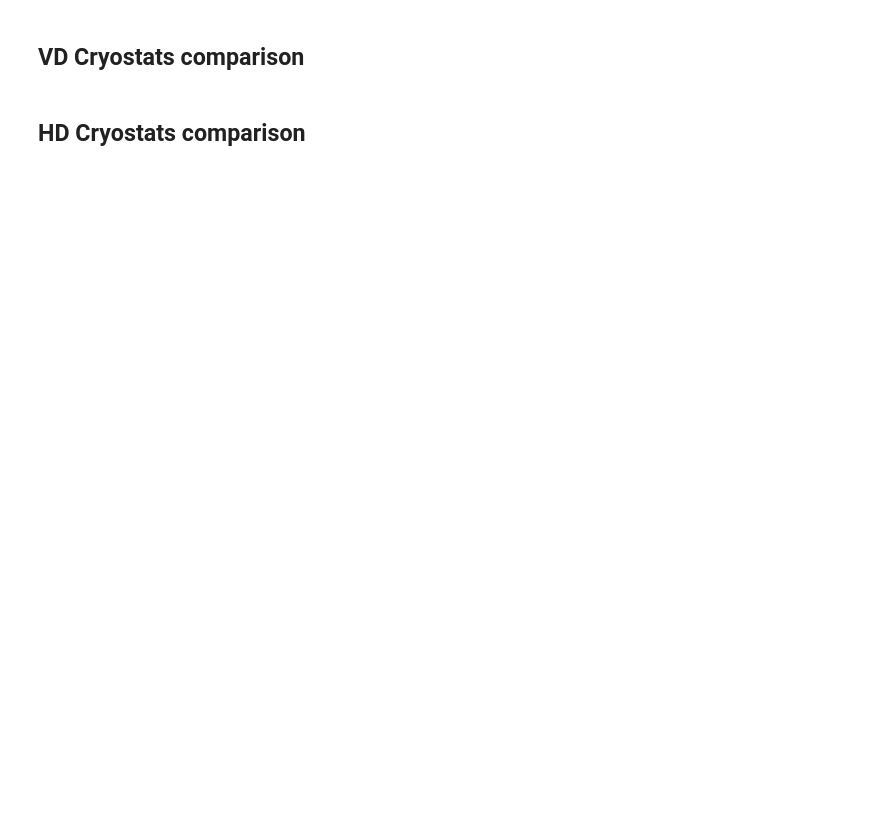
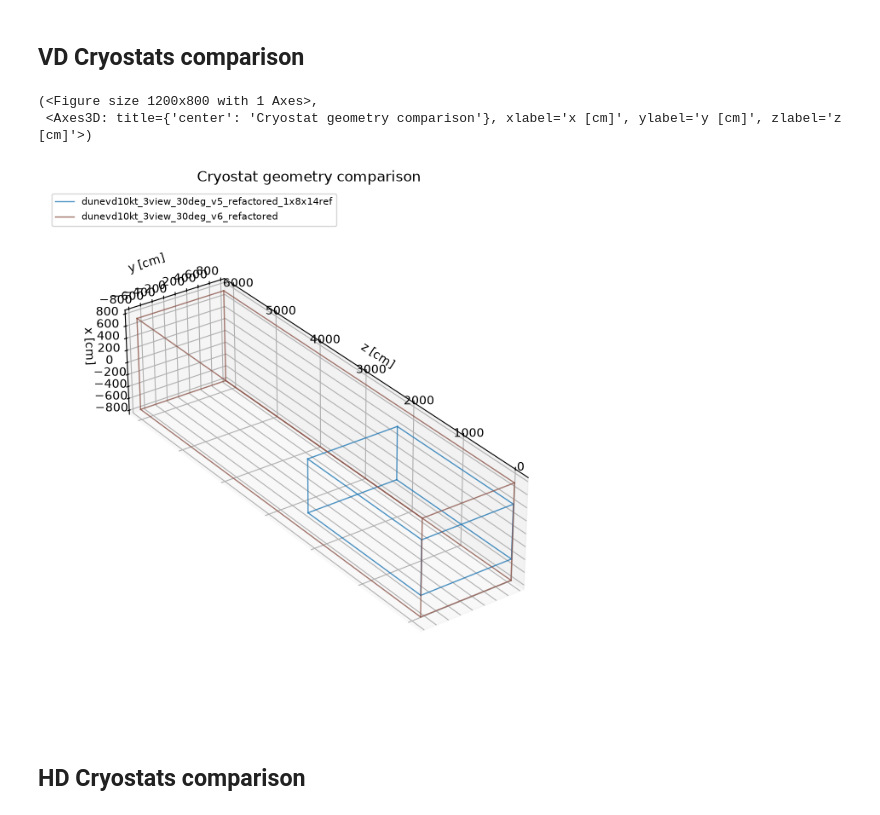
Before and after one commit to alessandrothea/fdtrg-studies, a Jupyter notebook: notebooks/devel/GeoTPCDisplay.ipynb, the cells around one changed output. Drawn from its saved outputs; the diff is of its cells as text; code cells hidden in the pictures; blank space fills up the shorter version.

```diff
--- a/notebooks/devel/GeoTPCDisplay.ipynb
+++ b/notebooks/devel/GeoTPCDisplay.ipynb
@@ -109,11 +121,11 @@ plt.show()
 # %% [markdown]
 ## VD Cryostats comparison
 # %%
-GEO_FILE_VD_1x8x14 = Path(os.environ['TPV_DATA_ROOT']) / 'vd/geo/dunevd10kt_1x8x14_3view_30deg_geo.json'  # TODO(migration): path not found under TPV_DATA_ROOT; nearest match is vd/1x8x6/geo/dunevd10kt_1x8x14_3view_30deg_geo.json
-GEO_FILE_VD_1x8x6 = Path(os.environ['TPV_DATA_ROOT']) / 'vd/geo/dunevd10kt_1x8x6_3view_30deg_geo.json'  # TODO(migration): path not found under TPV_DATA_ROOT; nearest match is vd/1x8x6/geo/dunevd10kt_1x8x6_3view_30deg_geo.json
-GEO_FILE_VD_FD = Path(os.environ['TPV_DATA_ROOT']) / 'vd/geo/dunevd10kt_geo.json'  # TODO(migration): path not found under TPV_DATA_ROOT; nearest match is vd/1x8x6/geo/dunevd10kt_geo.json
-
-compare_cryostats_3d([GEO_FILE_VD_1x8x14,GEO_FILE_VD_FD ],drift_type='vd')
+compare_cryostats_3d([geodata_1x8x14, geodata_vd10kt ],drift_type='vd')
+# %% [output]
+(<Figure size 1200x800 with 1 Axes>,
+ <Axes3D: title={'center': 'Cryostat geometry comparison'}, xlabel='x [cm]', ylabel='y [cm]', zlabel='z [cm]'>)
+[figure, added]
 # %% [markdown]
 ## HD Cryostats comparison
 # %%
```
Also changed, not shown: parts of 11 cells of this notebook, 18 other files.
